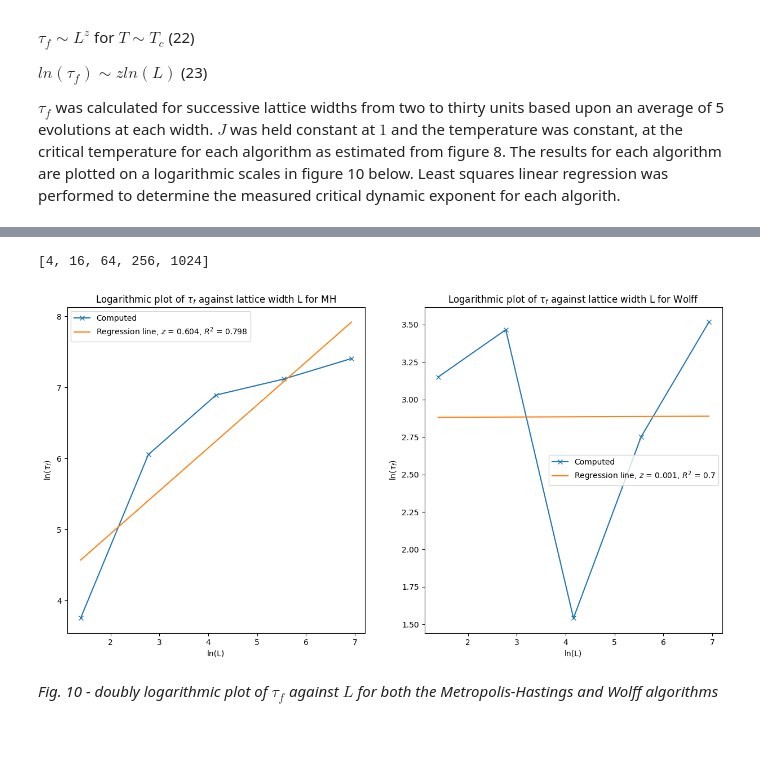
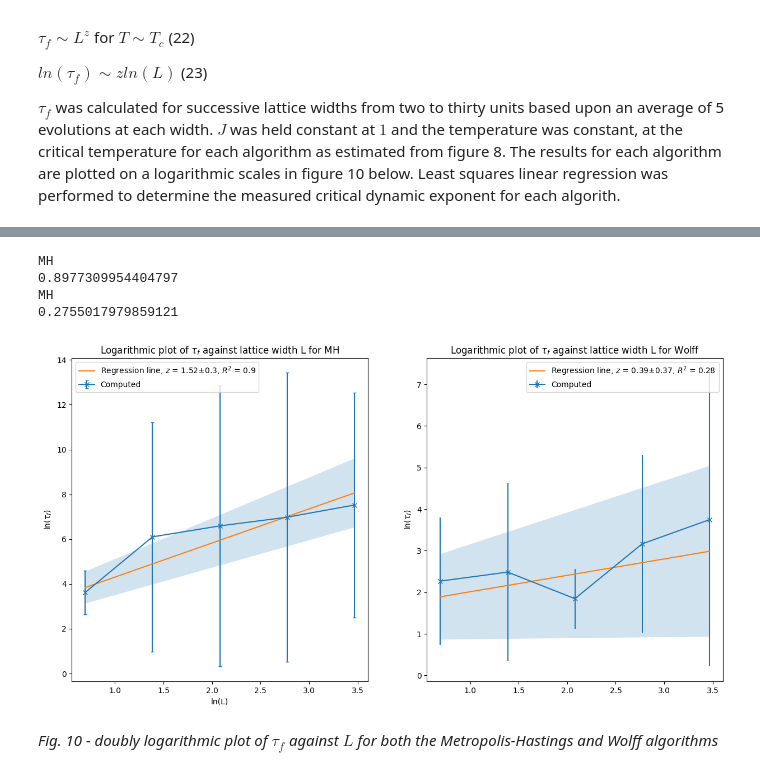
Before and after one commit to Part-II-Computational-Physics/cluster-algorithms-for-monte-carlo-jbd29, a Jupyter notebook: Report.ipynb, the cells around one changed output, grey strips where cells are left out. Cells and saved outputs as stored; diff of their text form; code cells hidden in the pictures; blank space fills up the shorter version.

```diff
--- a/Report.ipynb
+++ b/Report.ipynb
@@ -620,50 +621,81 @@ for width in lattice_widths:
 # %%
+import statsmodels.api as sm
 # data loading and initialisation:
 lattice_widths = [2**(i+1) for i in range(5)]
 #MH_autocorr_time_against_width = np.load('MH_autocorr_time_against_width.npy')
 #Wolff_autocorr_time_against_width = np.load('Wolff_autocorr_time_against_width.npy')
 lnL = np.log(lattice_widths)
 lnMH_autocorr_time_against_width = np.log(MH_autocorr_time_against_width)
 lnWolff_autocorr_time_against_width = np.log(Wolff_autocorr_time_against_width)
 fig, ax = plt.subplots(1,2, figsize = (15,7.5))
 
 # Linear regression for MH
 A = np.vstack([lnL, np.ones(len(lnMH_autocorr_time_against_width))]).T
-soln = np.linalg.lstsq(A,lnMH_autocorr_time_against_width, rcond = None)
-m,c = soln[0]
+model = sm.WLS(lnMH_autocorr_time_against_width,A,weights = np.log(MH_autocorr_time_against_width_err)**-1)
+results = model.fit()
+m , c = results.params
+m_err, c_err = results.bse
 
-# Calculate R^2 value from residue:
-residue = soln[1]
-R2 = 1 - residue/(lnMH_autocorr_time_against_width.size * lnMH_autocorr_time_against_width.var())
+#construct regression data points
+line = m*lnL + c
+#construct extremal lines
+line_pp = (m + m_err)*lnL + c + c_err
+line_pm = (m + m_err)*lnL + c - c_err
+line_mp = (m - m_err)*lnL + c + c_err
+line_mm = (m - m_err)*lnL + c - c_err
+
+#create confidence interval
+min = []
+max = []
+for i in range(len(line)):
+    min.append(np.min([line_pp[i], line_pm[i], line_mp[i], line_mm[i]]))
+    max.append(np.max([line_pp[i], line_pm[i], line_mp[i], line_mm[i]]))
 
 # Plot
 ax[0].errorbar(lnL, lnMH_autocorr_time_against_width, yerr = np.log(MH_autocorr_time_against_width_err), marker = 'x', label = 'Computed', capsize= 2)
-ax[0].plot(lnL, m*lnL+c,  label = r'Regression line, $z$ = ' + str(np.round(m, 3)) + r', $R^2$ = ' + str(np.round(R2[0], 3)))
+ax[0].plot(lnL, m*lnL+c,  label = r'Regression line, $z$ = ' + str(np.round(m, 2)) + u'\xb1' + str(np.round(m_err,2)) + r', $R^2$ = ' + str(np.round(results.rsquared, 2)))
 ax[0].set_xlabel('ln(L)')
 ax[0].set_ylabel(r'ln($\tau_f$)')
 ax[0].set_title(r'Logarithmic plot of $\tau_f$ against lattice width L for MH')
+ax[0].fill_between(lnL, min, max, alpha = .2)
 ax[0].legend()
 
 # Linear regression for wolff
 A = np.vstack([lnL, np.ones(len(lnWolff_autocorr_time_against_width))]).T
-soln = np.linalg.lstsq(A,lnWolff_autocorr_time_against_width, rcond = None)
-m,c = soln[0]
+model = sm.WLS(lnWolff_autocorr_time_against_width,A,weights = np.log(Wolff_autocorr_time_against_width_err)**-1)
+results = model.fit()
+m , c = results.params
+m_err, c_err = results.bse
 
-# Calculate R^2 value from residue:
-residue = soln[1]
-R2 = 1 - residue/(lnMH_autocorr_time_against_width.size * lnMH_autocorr_time_against_width.var())
+#construct regression data points
+line = m*lnL + c
+#construct extremal lines
+line_pp = (m + m_err)*lnL + c + c_err
+line_pm = (m + m_err)*lnL + c - c_err
+line_mp = (m - m_err)*lnL + c + c_err
+line_mm = (m - m_err)*lnL + c - c_err
+
+#create confidence interval
+min = []
+max = []
+for i in range(len(line)):
+    min.append(np.min([line_pp[i], line_pm[i], line_mp[i], line_mm[i]]))
+    max.append(np.max([line_pp[i], line_pm[i], line_mp[i], line_mm[i]]))
 
 # Plot:
 ax[1].errorbar(lnL, lnWolff_autocorr_time_against_width, yerr = np.log(Wolff_autocorr_time_against_width_err),marker = 'x', label = 'Computed')
-ax[1].plot(lnL, m*lnL+c,  label = r'Regression line, $z$ = ' + str(np.round(m, 3)) + r', $R^2$ = ' + str(np.round(R2[0],3)))
-ax[1].set_xlabel('ln(L)')
+ax[1].plot(lnL, m*lnL+c,  label = r'Regression line, $z$ = ' + str(np.round(m, 2)) + u'\xb1' + str(np.round(m_err,2)) + r', $R^2$ = ' + str(np.round(results.rsquared, 2)))
 ax[1].set_ylabel(r'ln($\tau_f$)')
 ax[1].set_title(r'Logarithmic plot of $\tau_f$ against lattice width L for Wolff')
+ax[1].fill_between(lnL, min, max, alpha = .2)
 ax[1].legend()
 plt.show()
 # %% [output]
-[4, 16, 64, 256, 1024]
+MH
+0.8977309954404797
+MH
+0.2755017979859121
-[figure, old version]
+[figure, new version]
 # %% [markdown]
 *Fig. 10 - doubly logarithmic plot of $\tau_f$ against $L$ for both the Metropolis-Hastings and Wolff algorithms*
 # %% [markdown]
```
Also changed, not shown: parts of 1 cell of this notebook.
